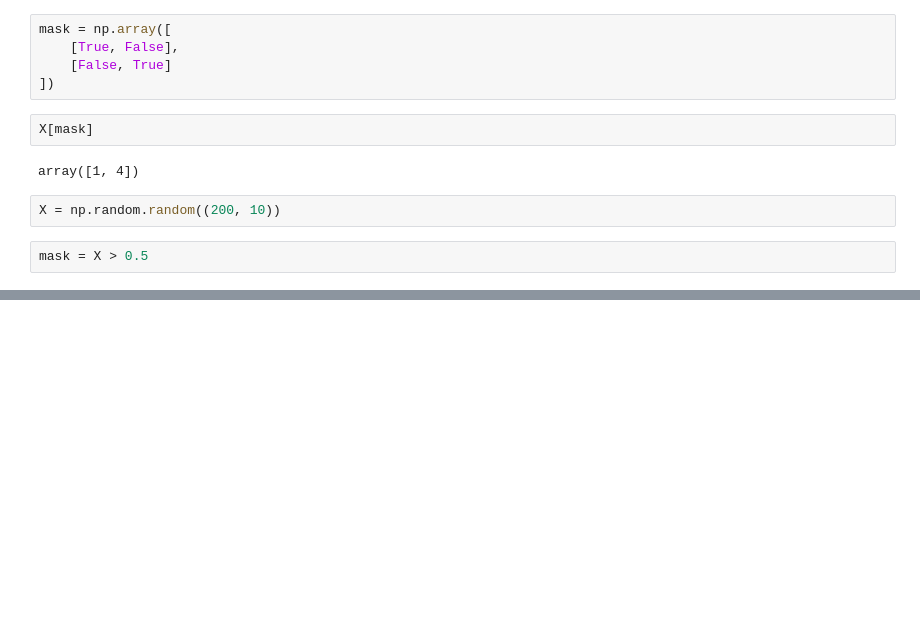
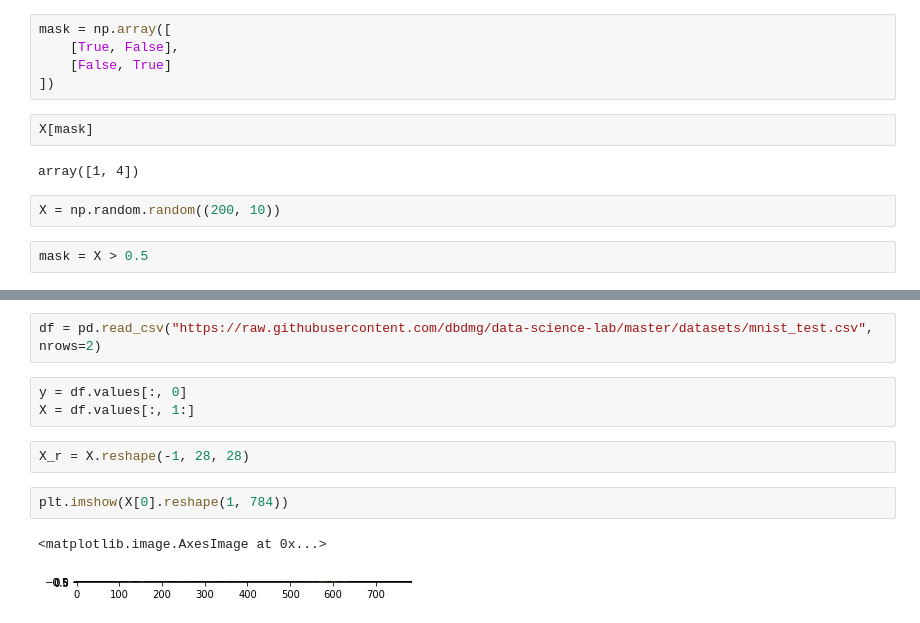
Before and after one commit to fgiobergia/dmds-ml, a Jupyter notebook: 02 - numpy.ipynb, the cells around one changed output, grey strips where cells are left out. Cells and saved outputs as stored; diff of their text form; blank space fills up the shorter version.

```diff
--- a/02 - numpy.ipynb
+++ b/02 - numpy.ipynb
@@ -438,0 +662,12 @@ array([6.588, 2.974, 5.552, 2.026])
+# %%
+df = pd.read_csv("https://raw.githubusercontent.com/dbdmg/data-science-lab/master/datasets/mnist_test.csv", nrows=2)
+# %%
+y = df.values[:, 0]
+X = df.values[:, 1:]
+# %%
+X_r = X.reshape(-1, 28, 28)
+# %%
+plt.imshow(X[0].reshape(1, 784))
+# %% [output]
+<matplotlib.image.AxesImage at 0x...>
+[figure, added]
```
Also changed, not shown: parts of 52 cells of this notebook, 6 other files.
